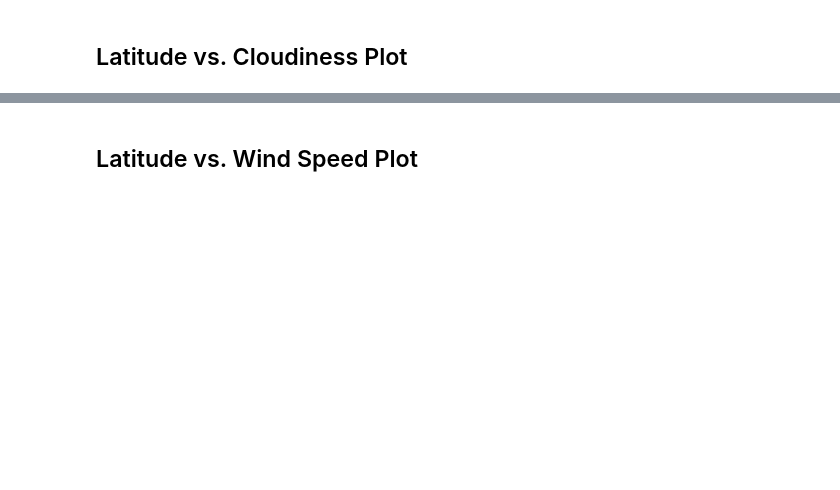
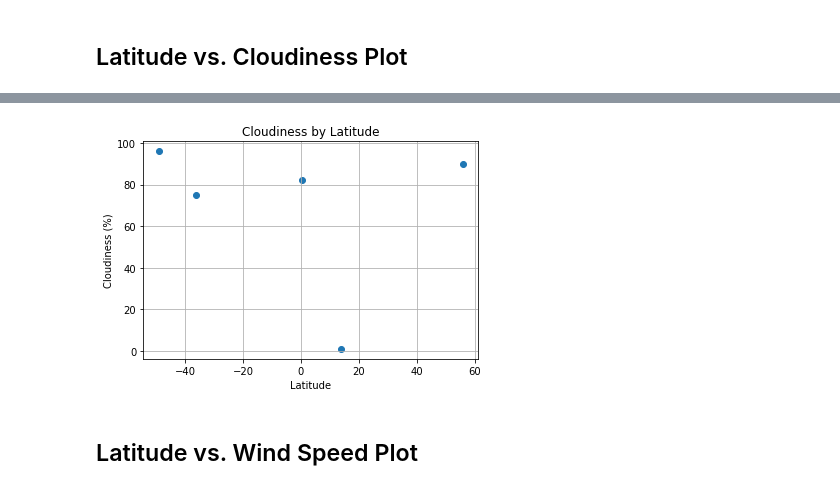
Before and after one commit to Lehmanc92/Python-API, a Jupyter notebook: starter_code/WeatherPy.ipynb, the cells around one changed output, grey strips where cells are left out. Cells and saved outputs as stored; diff of their text form; code cells hidden in the pictures; blank space fills up the shorter version.

```diff
--- a/starter_code/WeatherPy.ipynb
+++ b/starter_code/WeatherPy.ipynb
@@ -160,2 +172,11 @@ weather_df
+# %%
+plt.scatter(lats, cloudiness)
+plt.title('Cloudiness by Latitude')
+plt.xlabel('Latitude')
+plt.ylabel('Cloudiness (%)')
+
+plt.grid()
+# %% [output]
+[figure, added]
 # %% [markdown]
 ## Latitude vs. Wind Speed Plot
```
Also changed, not shown: parts of 12 cells of this notebook.
